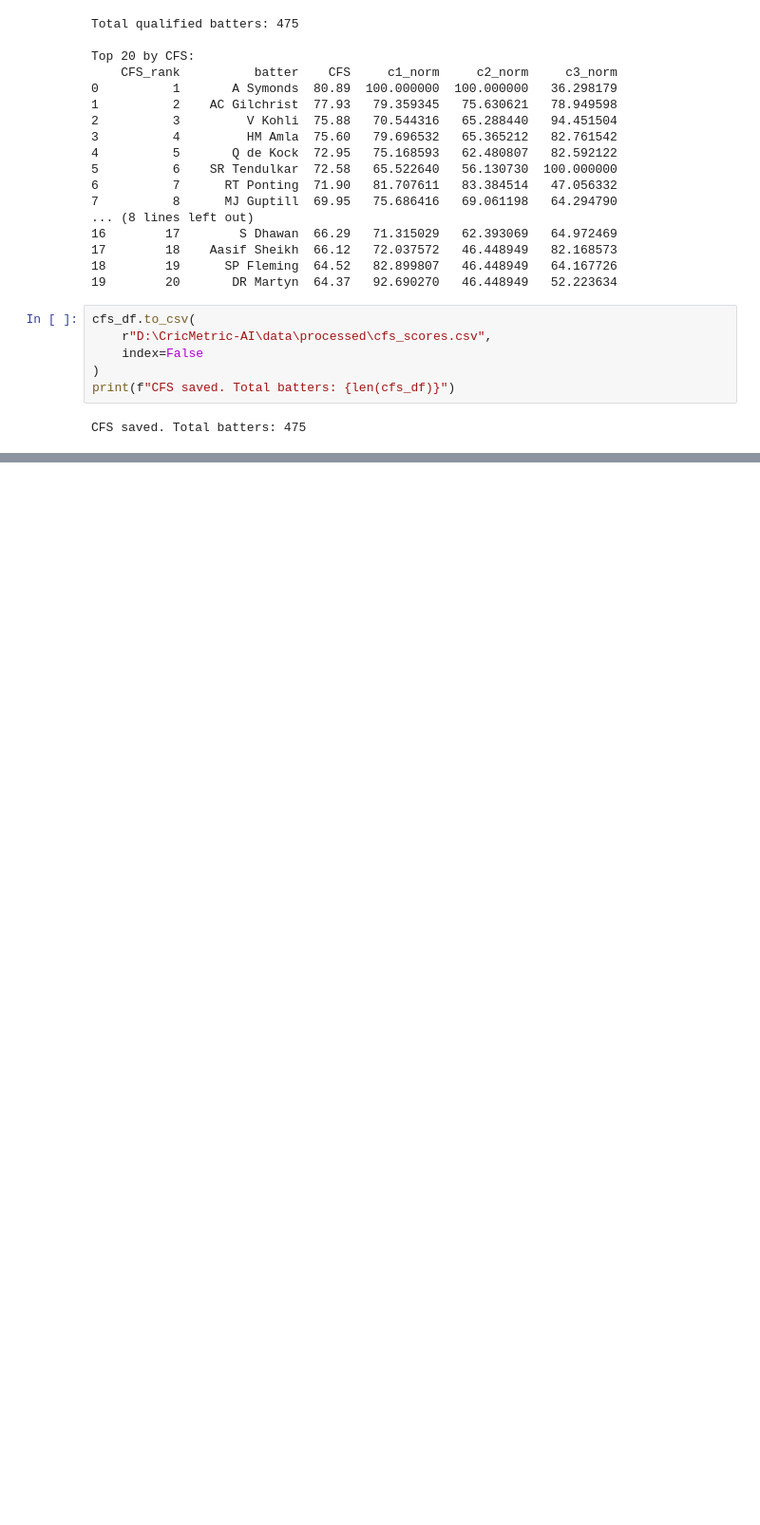
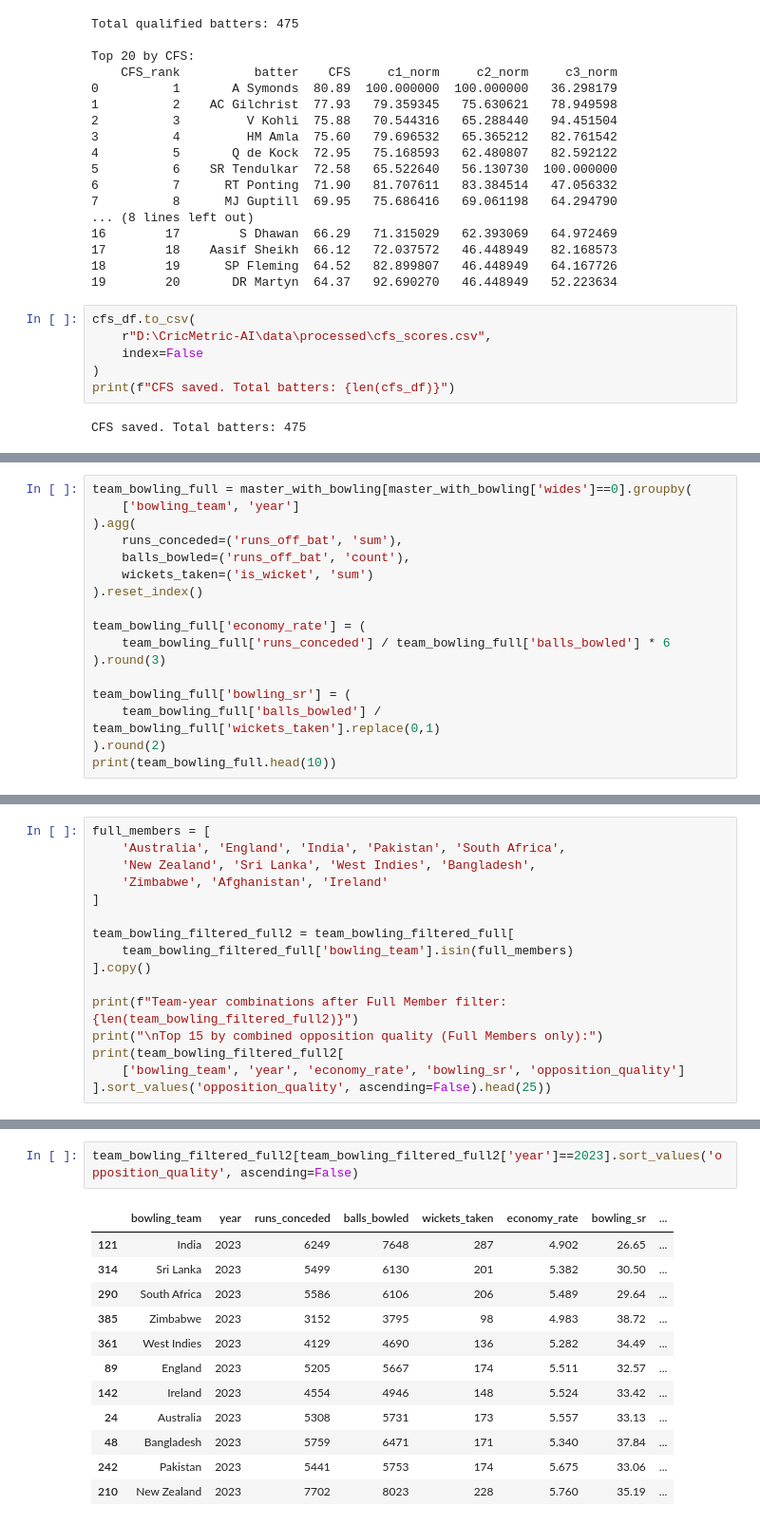
Before and after one commit to Durgeshkadiyapu/CricMetric-AI, a Jupyter notebook: notebooks/02_feature_engineering.ipynb, the cells around one changed output, grey strips where cells are left out. Shown at 95% size. Saved outputs shown, nothing was run; the diff lists cells and outputs as text; blank space fills up the shorter version.

```diff
--- a/notebooks/02_feature_engineering.ipynb
+++ b/notebooks/02_feature_engineering.ipynb
@@ -2211,0 +3004,17 @@ CFS saved. Total batters: 475
+# %%
+team_bowling_full = master_with_bowling[master_with_bowling['wides']==0].groupby(
+    ['bowling_team', 'year']
+).agg(
+    runs_conceded=('runs_off_bat', 'sum'),
+    balls_bowled=('runs_off_bat', 'count'),
+    wickets_taken=('is_wicket', 'sum')
+).reset_index()
+
+team_bowling_full['economy_rate'] = (
+    team_bowling_full['runs_conceded'] / team_bowling_full['balls_bowled'] * 6
+).round(3)
+
+team_bowling_full['bowling_sr'] = (
+    team_bowling_full['balls_bowled'] / team_bowling_full['wickets_taken'].replace(0,1)
+).round(2)
+print(team_bowling_full.head(10))
@@ -2211,0 +3138,16 @@ CFS saved. Total batters: 475
+# %%
+full_members = [
+    'Australia', 'England', 'India', 'Pakistan', 'South Africa',
+    'New Zealand', 'Sri Lanka', 'West Indies', 'Bangladesh',
+    'Zimbabwe', 'Afghanistan', 'Ireland'
+]
+
+team_bowling_filtered_full2 = team_bowling_filtered_full[
+    team_bowling_filtered_full['bowling_team'].isin(full_members)
+].copy()
+
+print(f"Team-year combinations after Full Member filter: {len(team_bowling_filtered_full2)}")
+print("\nTop 15 by combined opposition quality (Full Members only):")
+print(team_bowling_filtered_full2[
+    ['bowling_team', 'year', 'economy_rate', 'bowling_sr', 'opposition_quality']
+].sort_values('opposition_quality', ascending=False).head(25))
@@ -2211,0 +3172,15 @@ CFS saved. Total batters: 475
+# %%
+team_bowling_filtered_full2[team_bowling_filtered_full2['year']==2023].sort_values('opposition_quality', ascending=False)
+# %% [output]
+|  | bowling_team | year | runs_conceded | balls_bowled | wickets_taken | economy_rate | bowling_sr | ... |
+| 121 | India | 2023 | 6249 | 7648 | 287 | 4.902 | 26.65 | ... |
+| 314 | Sri Lanka | 2023 | 5499 | 6130 | 201 | 5.382 | 30.50 | ... |
+| 290 | South Africa | 2023 | 5586 | 6106 | 206 | 5.489 | 29.64 | ... |
+| 385 | Zimbabwe | 2023 | 3152 | 3795 | 98 | 4.983 | 38.72 | ... |
+| 361 | West Indies | 2023 | 4129 | 4690 | 136 | 5.282 | 34.49 | ... |
+| 89 | England | 2023 | 5205 | 5667 | 174 | 5.511 | 32.57 | ... |
+| 142 | Ireland | 2023 | 4554 | 4946 | 148 | 5.524 | 33.42 | ... |
+| 24 | Australia | 2023 | 5308 | 5731 | 173 | 5.557 | 33.13 | ... |
+| 48 | Bangladesh | 2023 | 5759 | 6471 | 171 | 5.340 | 37.84 | ... |
+| 242 | Pakistan | 2023 | 5441 | 5753 | 174 | 5.675 | 33.06 | ... |
+| 210 | New Zealand | 2023 | 7702 | 8023 | 228 | 5.760 | 35.19 | ... |
```
Also changed, not shown: parts of 59 cells of this notebook.
